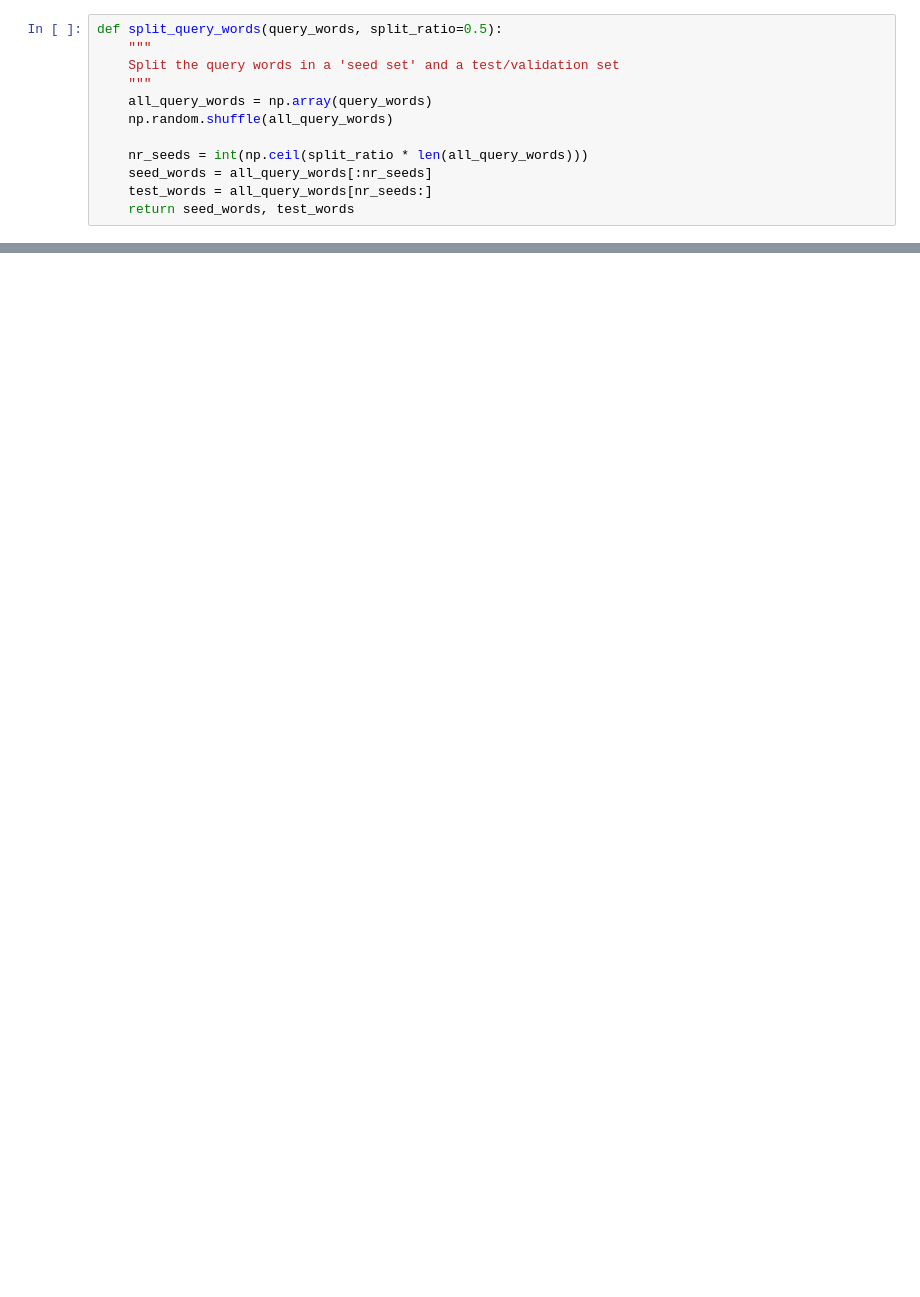
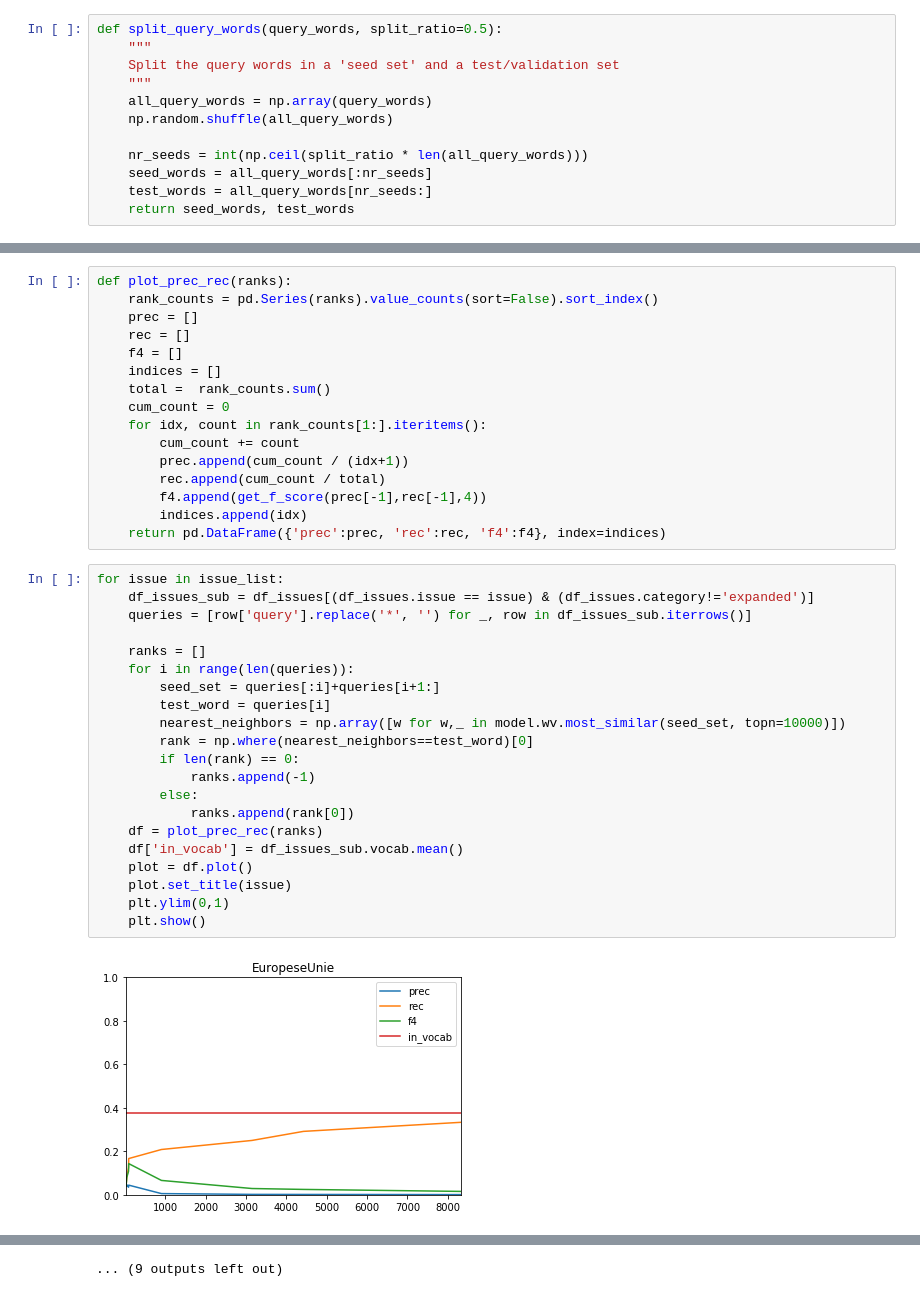
Before and after one commit to Filter-Bubble/stance_finder, a Jupyter notebook: notebooks/Query_set_expansion_CV.ipynb, the cells around one changed output, grey strips where cells are left out. Saved outputs shown, nothing was run; the diff lists cells and outputs as text; blank space fills up the shorter version.

```diff
--- a/notebooks/Query_set_expansion_CV.ipynb
+++ b/notebooks/Query_set_expansion_CV.ipynb
@@ -189,0 +118,39 @@ for issue in issue_list:
+# %%
+def plot_prec_rec(ranks):
+    rank_counts = pd.Series(ranks).value_counts(sort=False).sort_index()
+    prec = []
+    rec = []
+    f4 = []
+    indices = []
+    total =  rank_counts.sum()
+    cum_count = 0
+    for idx, count in rank_counts[1:].iteritems():
+        cum_count += count
+        prec.append(cum_count / (idx+1))
+        rec.append(cum_count / total)
+        f4.append(get_f_score(prec[-1],rec[-1],4))
+        indices.append(idx)
+    return pd.DataFrame({'prec':prec, 'rec':rec, 'f4':f4}, index=indices)
+# %%
+for issue in issue_list:
+    df_issues_sub = df_issues[(df_issues.issue == issue) & (df_issues.category!='expanded')]
+    queries = [row['query'].replace('*', '') for _, row in df_issues_sub.iterrows()]
+
+    ranks = []
+    for i in range(len(queries)):
+        seed_set = queries[:i]+queries[i+1:]
+        test_word = queries[i]
+        nearest_neighbors = np.array([w for w,_ in model.wv.most_similar(seed_set, topn=10000)])
+        rank = np.where(nearest_neighbors==test_word)[0]
+        if len(rank) == 0:
+            ranks.append(-1)
+        else:
+            ranks.append(rank[0])
+    df = plot_prec_rec(ranks)
+    df['in_vocab'] = df_issues_sub.vocab.mean()
+    plot = df.plot()
+    plot.set_title(issue)
+    plt.ylim(0,1)
+    plt.show()
+# %% [output]
+[figure, added]
@@ -189,0 +168 @@ for issue in issue_list:
+... (9 outputs left out)
```
Also changed, not shown: parts of 17 cells of this notebook, 1 other file.
